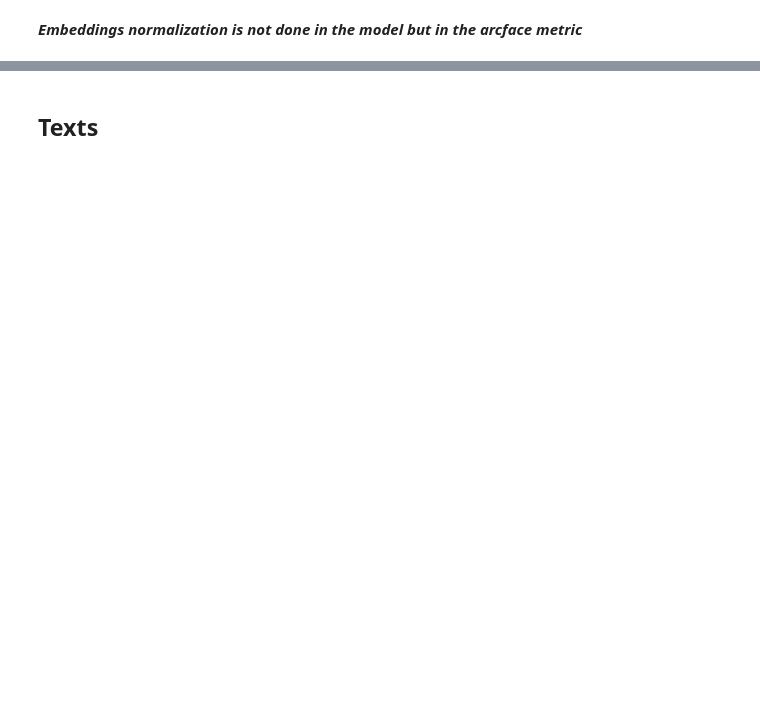
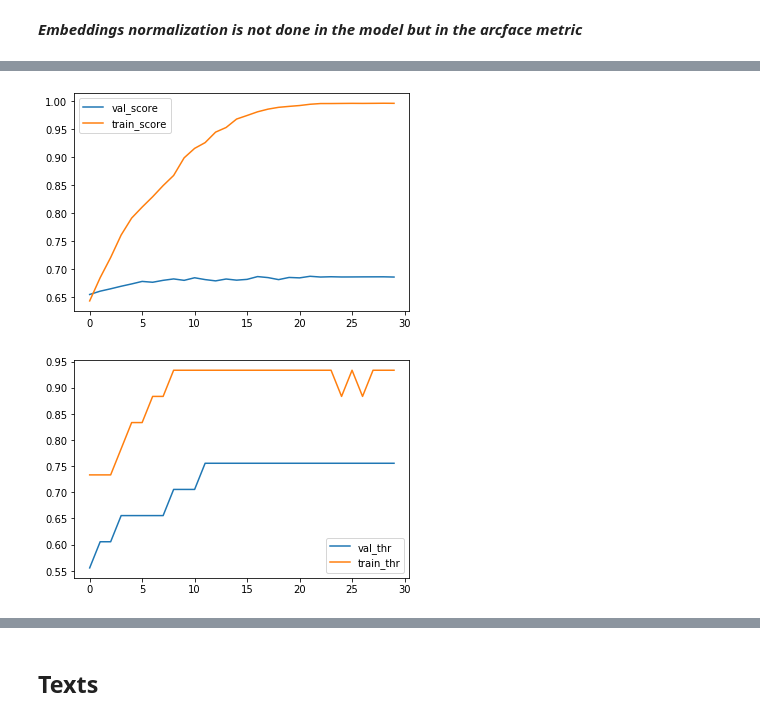
Before and after one commit to amaudruz/shopee, a Jupyter notebook: arcface.ipynb, the cells around one changed output, grey strips where cells are left out. Drawn from its saved outputs; the diff is of its cells as text; code cells hidden in the pictures; blank space fills up the shorter version.

```diff
--- a/arcface.ipynb
+++ b/arcface.ipynb
@@ -44,4 +39,3 @@ full_dl = create_dl(val_df, small_images_dir, shuffle=False)
 # %%
-vision_model = 'resnet50'
-model = EMBRes(vision_model).to(device)
-metric_fc = ArcMarginProduct(512, df['label_group'].nunique(), s=30, m=0.5, easy_margin=False).to(device)
+metric_fc = ArcMarginProduct(2048, train_df['label_group'].nunique(),
+                             s=30, m=0.5, easy_margin=False, centers=centers).to(device)
@@ -47,0 +49,16 @@ metric_fc = ArcMarginProduct(512, df['label_group'].nunique(), s=30, m=0.5, easy
+# %%
+n_epochs, lf, params, optimizer, sched = get_hparams(tr_dl, model, metric_fc, lr=5e-4, n_epochs=30)
+# %%
+loss_hist = []
+best_thr_score={'val': {'thr': None, 'f1': None}, 'train': {'thr': None, 'f1': None}}
+thr_score_hist=[]
+ep_start = 0
+save_path = 'data/tests_model_image/test_2ap'
+# %%
+best_thr_score, thr_score_hist, losses = train(model, optimizer, lf, sched, metric_fc, tr_dl, val_dl,
+                                               n_epochs, train_df, val_df, train_tfms, val_tfms,
+                                               save_path=save_path,
+                                               prev_best_info=best_thr_score, info_history=thr_score_hist,
+                                               ep_start=ep_start)
+loss_hist.append(losses)
+ep_start += n_epochs
@@ -47,0 +83,5 @@ metric_fc = ArcMarginProduct(512, df['label_group'].nunique(), s=30, m=0.5, easy
+# %%
+plot_hist(thr_score_hist)
+# %% [output]
+[figure, added]
+[figure, added]
```
Also changed, not shown: parts of 74 cells of this notebook, 12 other files.
